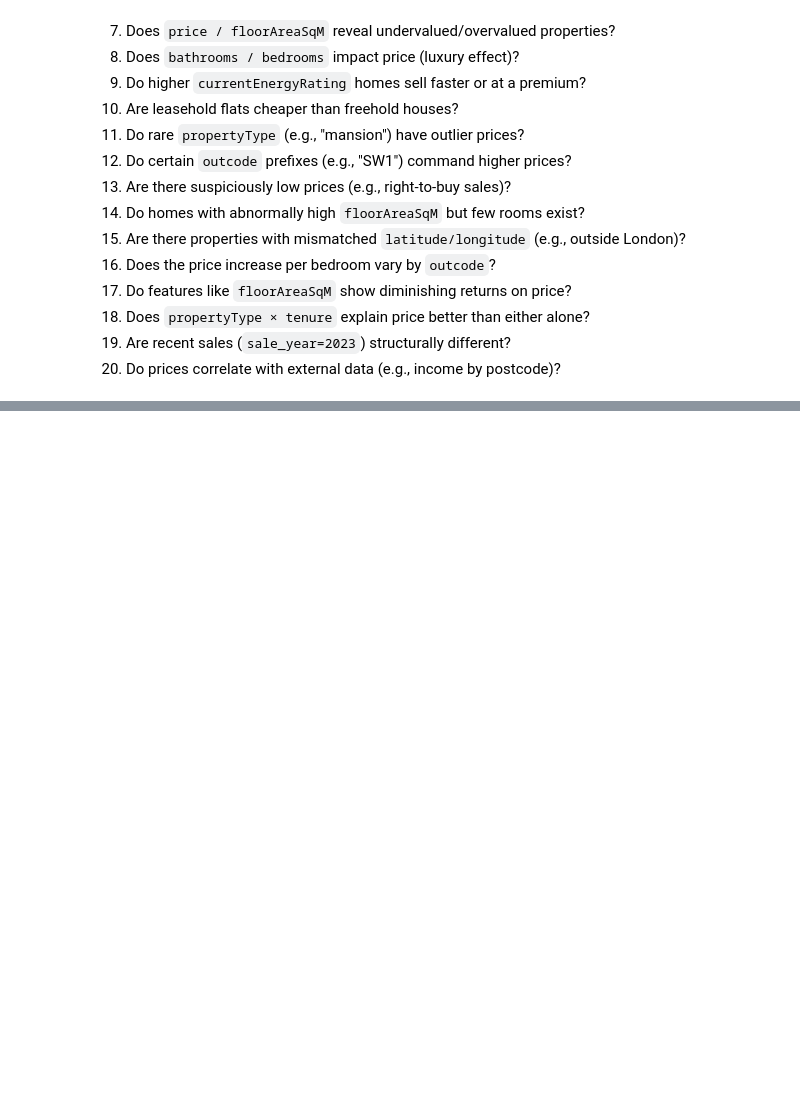
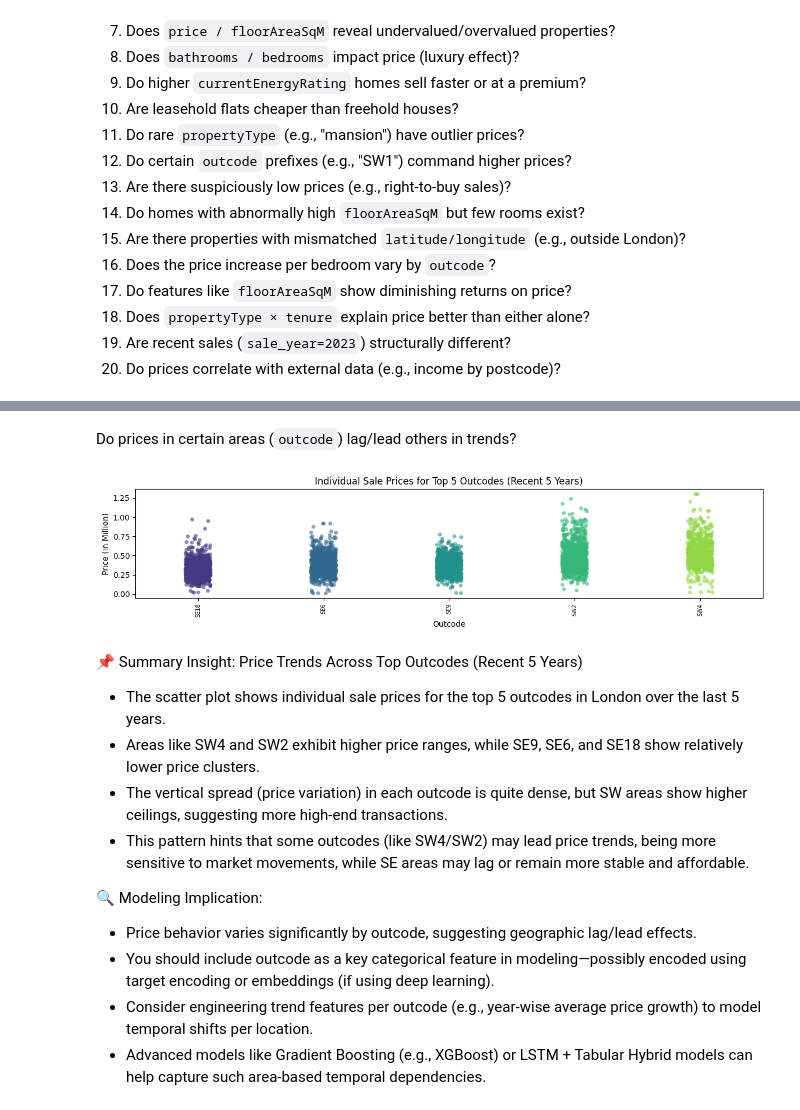
Before and after one commit to DHANP2510/DATA_SCIENCE_LR_LONDON_HOUSE_PRICE_PREDICTION, a Jupyter notebook: notebooks/02-eda.ipynb, the cells around one changed output, grey strips where cells are left out. Drawn from its saved outputs; the diff is of its cells as text; code cells hidden in the pictures; blank space fills up the shorter version.

```diff
--- a/notebooks/02-eda.ipynb
+++ b/notebooks/02-eda.ipynb
@@ -198,0 +293,52 @@ Index(['ID', 'fullAddress', 'postcode', 'country', 'outcode', 'latitude',
+# %%
+display(Markdown("Do prices in certain areas (`outcode`) lag/lead others in trends?"))
+
+# Individual Sale Prices for Top 5 Outcodes (Recent 5 Years)
+# Step 1: Filter last 5 years
+recent_5_years = df['sale_year'] >= (df['sale_year'].max() - 4)
+df_recent = df[recent_5_years]
+df_recent['price'] = df_recent['price']  * (10**-6)
+
+# Step 2: Find top 5 outcodes by count
+top_outcodes = df_recent['outcode'].value_counts().nlargest(5).index.tolist()
+
+# Step 3: Filter to top 5 outcodes
+df_top5 = df_recent[df_recent['outcode'].isin(top_outcodes)]
+
+# Step 4: Plot scatter
+plt.figure(figsize=(12,3
+                   ))
+sns.stripplot(data=df_top5, x='outcode', y='price', jitter=True, alpha=0.6, palette='viridis')
+plt.title("Individual Sale Prices for Top 5 Outcodes (Recent 5 Years)")
+plt.xlabel("Outcode")
+plt.ylabel("Price (in Million)")
+plt.xticks(rotation=90, fontsize=7)
+plt.tight_layout()
+plt.show()
+
+display(Markdown("""📌 Summary Insight: Price Trends Across Top Outcodes (Recent 5 Years)
+- The scatter plot shows individual sale prices for the top 5 outcodes in London over the last 5 years.
+- Areas like SW4 and SW2 exhibit higher price ranges, while SE9, SE6, and SE18 show relatively lower price clusters.
+- The vertical spread (price variation) in each outcode is quite dense, but SW areas show higher ceilings, suggesting more high-end transactions.
+- This pattern hints that some outcodes (like SW4/SW2) may lead price trends, being more sensitive to market movements, while SE areas may lag or remain more stable and affordable.
+
+🔍 Modeling Implication:
+- Price behavior varies significantly by outcode, suggesting geographic lag/lead effects.
+- You should include outcode as a key categorical feature in modeling—possibly encoded using target encoding or embeddings (if using deep learning).
+- Consider engineering trend features per outcode (e.g., year-wise average price growth) to model temporal shifts per location.
+- Advanced models like Gradient Boosting (e.g., XGBoost) or LSTM + Tabular Hybrid models can help capture such area-based temporal dependencies.
+"""))
+# %% [output]
+Do prices in certain areas (`outcode`) lag/lead others in trends?
+[figure, added]
+📌 Summary Insight: Price Trends Across Top Outcodes (Recent 5 Years)
+- The scatter plot shows individual sale prices for the top 5 outcodes in London over the last 5 years.
+- Areas like SW4 and SW2 exhibit higher price ranges, while SE9, SE6, and SE18 show relatively lower price clusters.
+- The vertical spread (price variation) in each outcode is quite dense, but SW areas show higher ceilings, suggesting more high-end transactions.
+- This pattern hints that some outcodes (like SW4/SW2) may lead price trends, being more sensitive to market movements, while SE areas may lag or remain more stable and affordable.
+
+🔍 Modeling Implication:
+- Price behavior varies significantly by outcode, suggesting geographic lag/lead effects.
+- You should include outcode as a key categorical feature in modeling—possibly encoded using target encoding or embeddings (if using deep learning).
+- Consider engineering trend features per outcode (e.g., year-wise average price growth) to model temporal shifts per location.
+- Advanced models like Gradient Boosting (e.g., XGBoost) or LSTM + Tabular Hybrid models can help capture such area-based temporal dependencies.
```
Also changed, not shown: parts of 3 cells of this notebook.
